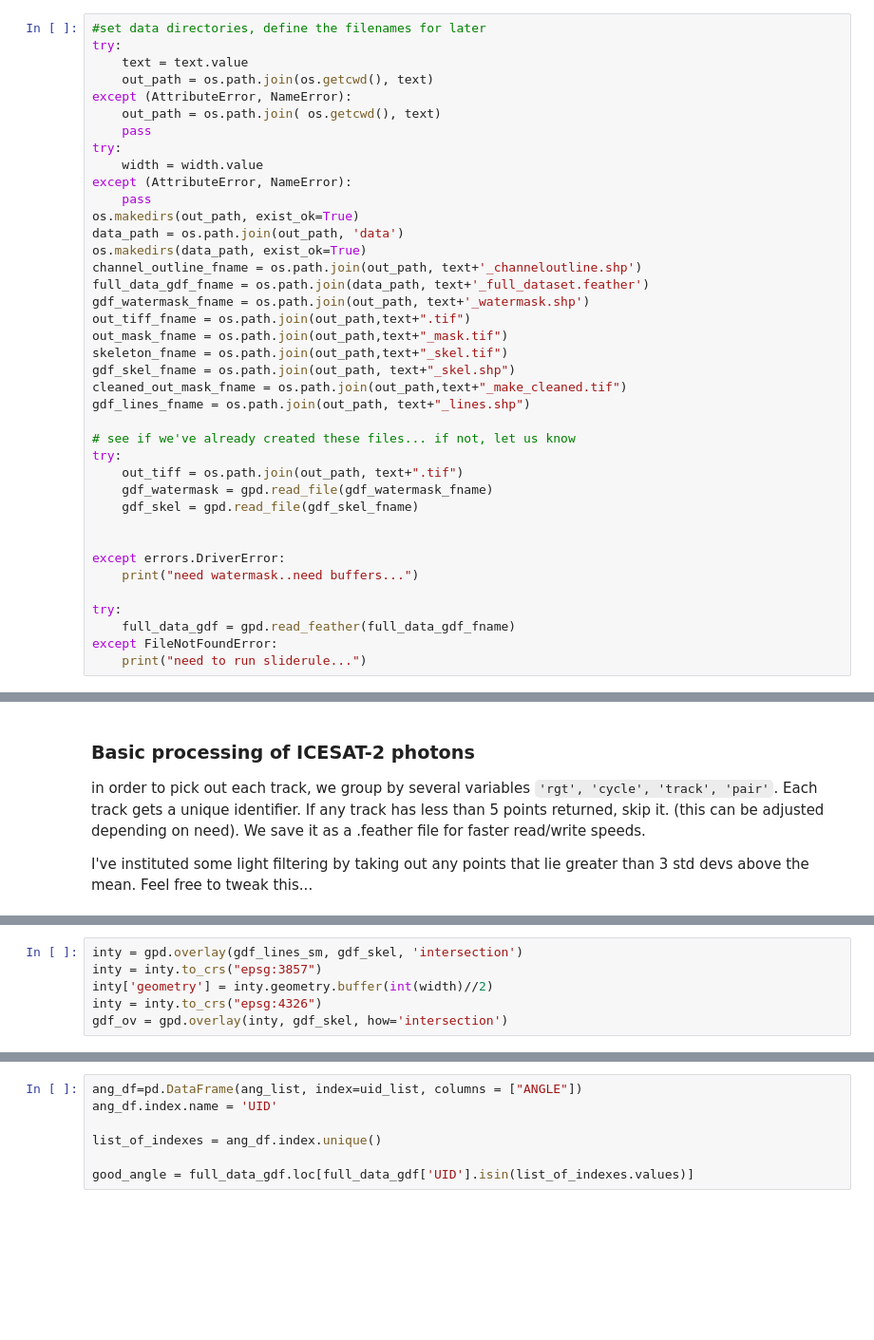
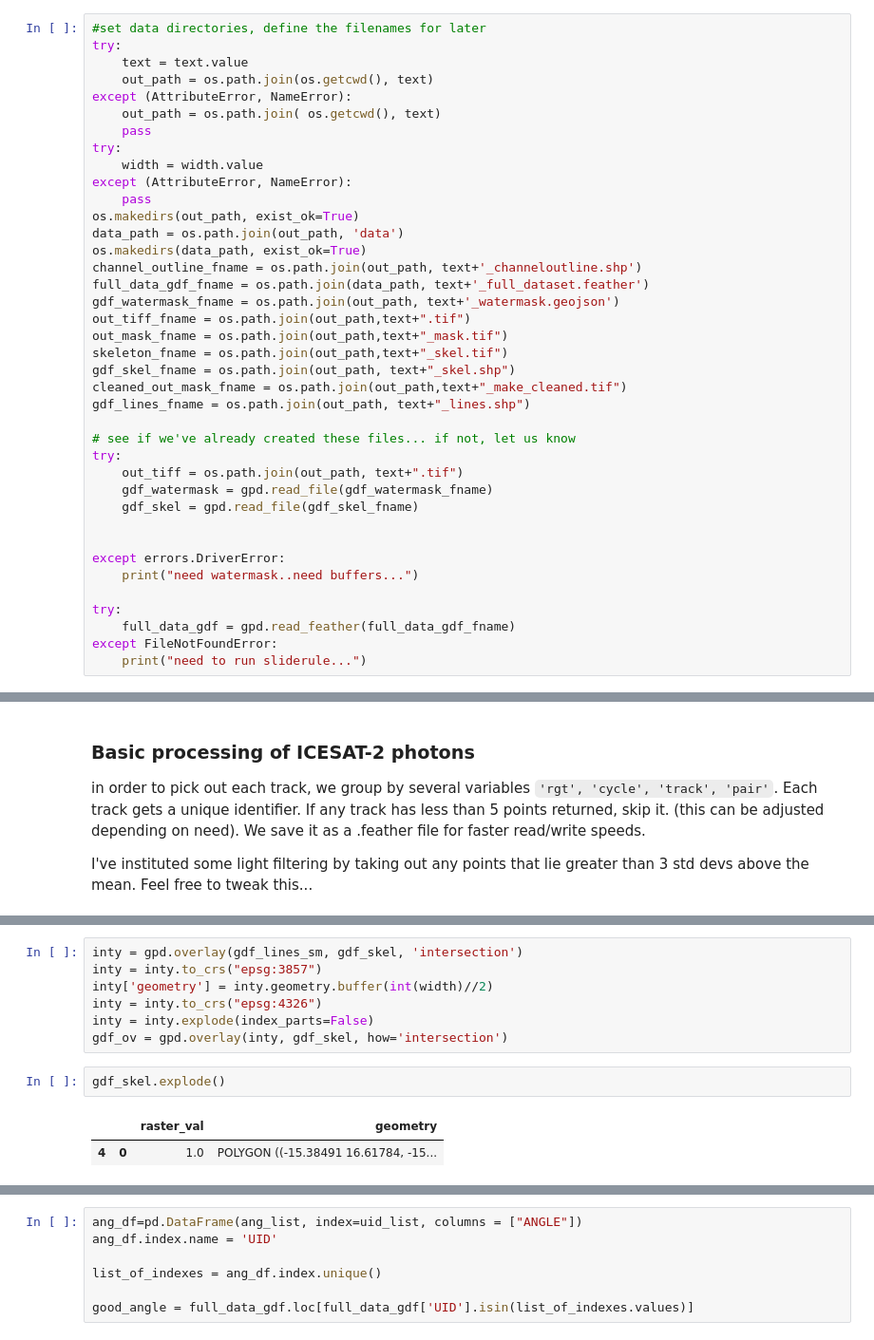
Before and after one commit to jameshgrn/IS2_Water_SE, a Jupyter notebook: Console-SWOT.ipynb, the cells around one changed output, grey strips where cells are left out. Shown at 95% size. Saved outputs shown, nothing was run; the diff lists cells and outputs as text; blank space fills up the shorter version.

```diff
--- a/Console-SWOT.ipynb
+++ b/Console-SWOT.ipynb
@@ -79,7 +81,7 @@ data_path = os.path.join(out_path, 'data')
 os.makedirs(data_path, exist_ok=True)
 channel_outline_fname = os.path.join(out_path, text+'_channeloutline.shp')
 full_data_gdf_fname = os.path.join(data_path, text+'_full_dataset.feather')
-gdf_watermask_fname = os.path.join(out_path, text+'_watermask.shp')
+gdf_watermask_fname = os.path.join(out_path, text+'_watermask.geojson')
 out_tiff_fname = os.path.join(out_path,text+".tif")
 out_mask_fname = os.path.join(out_path,text+"_mask.tif")
 skeleton_fname = os.path.join(out_path,text+"_skel.tif")
@@ -326,7 +528,13 @@ inty = gpd.overlay(gdf_lines_sm, gdf_skel, 'intersection')
 inty = inty.to_crs("epsg:3857")
 inty['geometry'] = inty.geometry.buffer(int(width)//2)
 inty = inty.to_crs("epsg:4326")
+inty = inty.explode(index_parts=False)
 gdf_ov = gpd.overlay(inty, gdf_skel, how='intersection')
+# %%
+gdf_skel.explode()
+# %% [output]
+|  |  | raster_val | geometry |
+| 4 | 0 | 1.0 | POLYGON ((-15.38491 16.61784, -15... |
 # %%
 import math
 join_df = inty.sjoin(gdf_ov, how="left")
```
Also changed, not shown: parts of 12 cells of this notebook, 2 other files.
